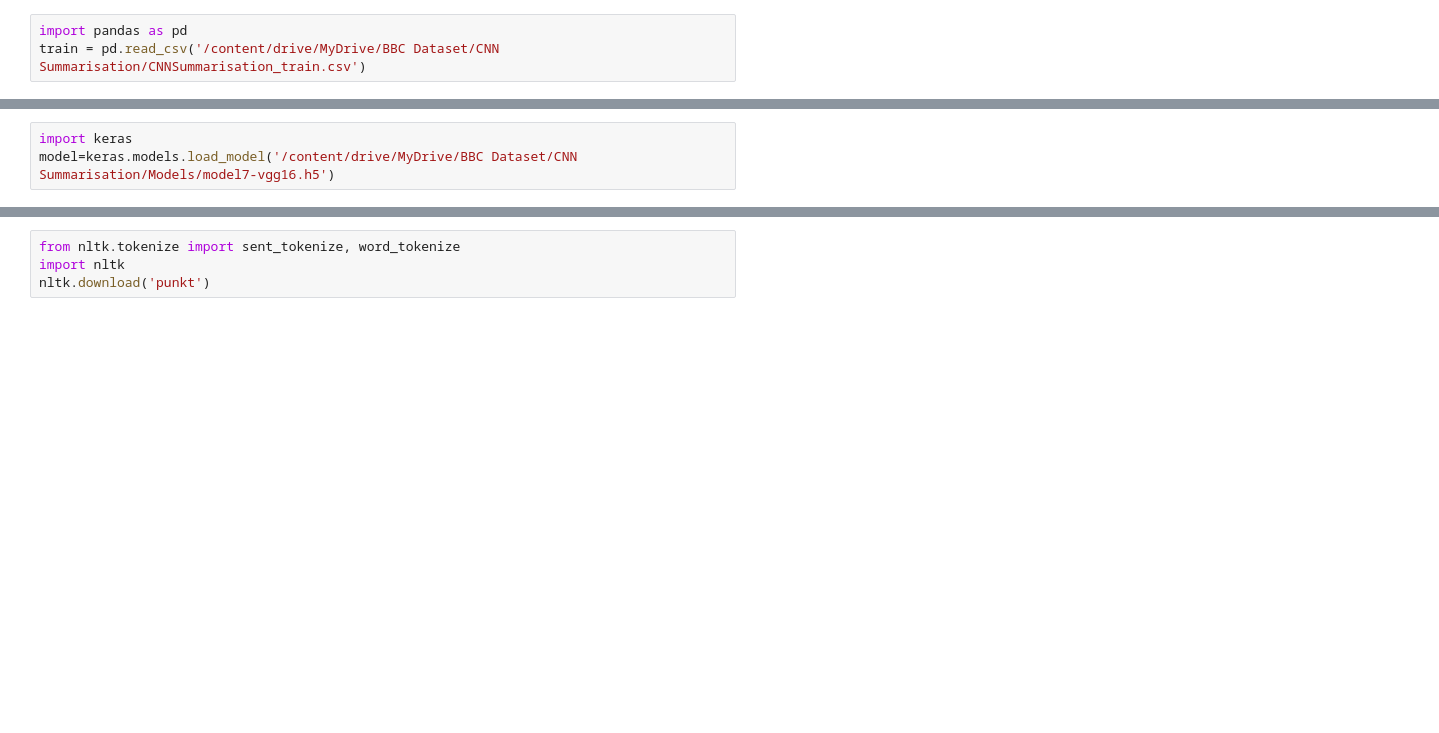
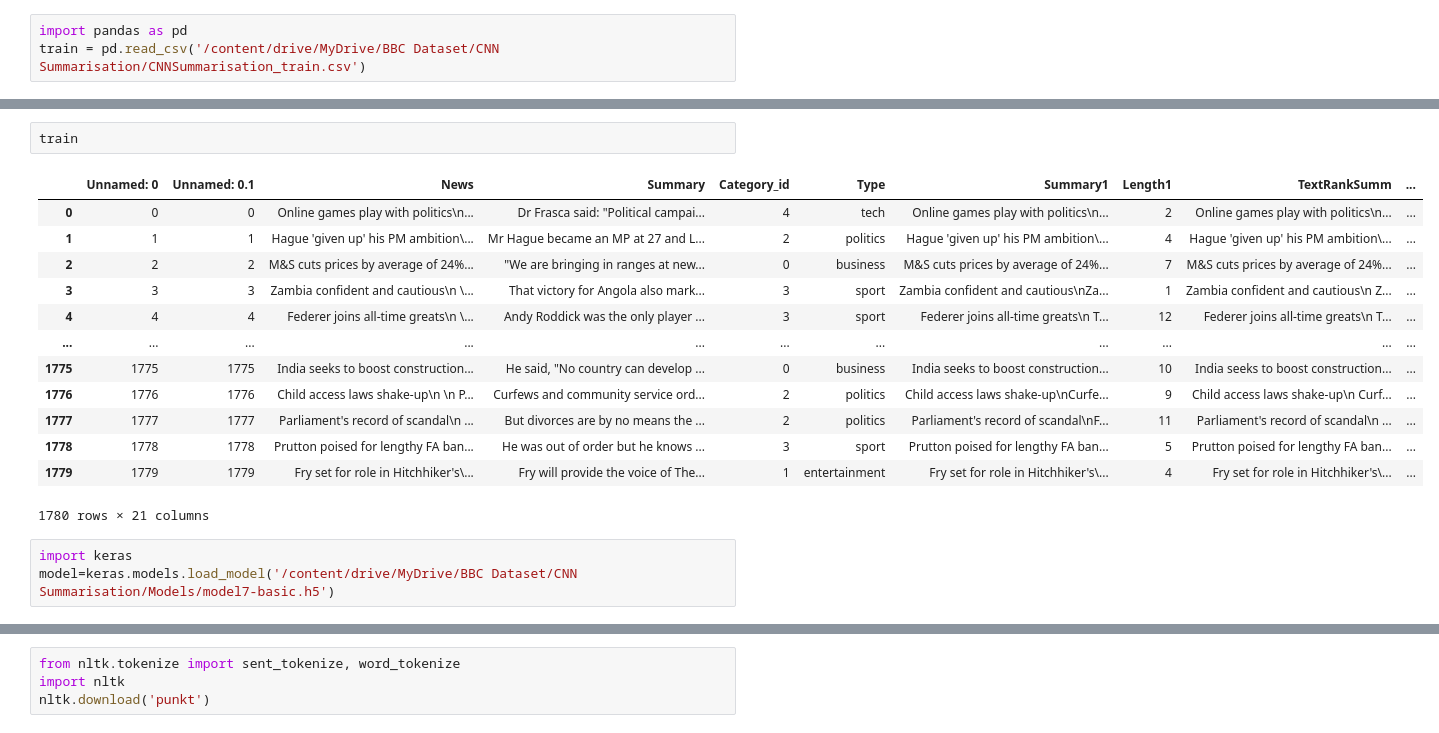
Before and after one commit to varshaelza/Text-Summarization-Categorization, a Jupyter notebook: CNNBasedSummary.ipynb, the cells around one changed output, grey strips where cells are left out. Cells and saved outputs as stored; diff of their text form; blank space fills up the shorter version.

```diff
--- a/CNNBasedSummary.ipynb
+++ b/CNNBasedSummary.ipynb
@@ -594,6 +607,22 @@ train['CNN(VGG16)'][924]
+# %%
+train
+# %% [output]
+|  | Unnamed: 0 | Unnamed: 0.1 | News | Summary | Category_id | Type | Summary1 | Length1 | TextRankSumm | ... |
+| 0 | 0 | 0 | Online games play with politics\n... | Dr Frasca said: "Political campai... | 4 | tech | Online games play with politics\n... | 2 | Online games play with politics\n... | ... |
+| 1 | 1 | 1 | Hague 'given up' his PM ambition\... | Mr Hague became an MP at 27 and L... | 2 | politics | Hague 'given up' his PM ambition\... | 4 | Hague 'given up' his PM ambition\... | ... |
+| 2 | 2 | 2 | M&S cuts prices by average of 24%... | "We are bringing in ranges at new... | 0 | business | M&S cuts prices by average of 24%... | 7 | M&S cuts prices by average of 24%... | ... |
+| 3 | 3 | 3 | Zambia confident and cautious\n \... | That victory for Angola also mark... | 3 | sport | Zambia confident and cautious\nZa... | 1 | Zambia confident and cautious\n Z... | ... |
+| 4 | 4 | 4 | Federer joins all-time greats\n \... | Andy Roddick was the only player ... | 3 | sport | Federer joins all-time greats\n T... | 12 | Federer joins all-time greats\n T... | ... |
+| ... | ... | ... | ... | ... | ... | ... | ... | ... | ... | ... |
+| 1775 | 1775 | 1775 | India seeks to boost construction... | He said, "No country can develop ... | 0 | business | India seeks to boost construction... | 10 | India seeks to boost construction... | ... |
+| 1776 | 1776 | 1776 | Child access laws shake-up\n \n P... | Curfews and community service ord... | 2 | politics | Child access laws shake-up\nCurfe... | 9 | Child access laws shake-up\n Curf... | ... |
+| 1777 | 1777 | 1777 | Parliament's record of scandal\n ... | But divorces are by no means the ... | 2 | politics | Parliament's record of scandal\nF... | 11 | Parliament's record of scandal\n ... | ... |
+| 1778 | 1778 | 1778 | Prutton poised for lengthy FA ban... | He was out of order but he knows ... | 3 | sport | Prutton poised for lengthy FA ban... | 5 | Prutton poised for lengthy FA ban... | ... |
+| 1779 | 1779 | 1779 | Fry set for role in Hitchhiker's\... | Fry will provide the voice of The... | 1 | entertainment | Fry set for role in Hitchhiker's\... | 4 | Fry set for role in Hitchhiker's\... | ... |
+1780 rows × 21 columns
 # %%
 import keras
-model=keras.models.load_model('/content/drive/MyDrive/BBC Dataset/CNN Summarisation/Models/model7-vgg16.h5')
+model=keras.models.load_model('/content/drive/MyDrive/BBC Dataset/CNN Summarisation/Models/model7-basic.h5')
 # %%
 #model = build_model(( 290,300,1), conv_window_size, num_filters, reg, dropout)
 for layer in model.layers: print(layer.get_config(),layer.get_weights())
```
Also changed, not shown: parts of 18 cells of this notebook.
